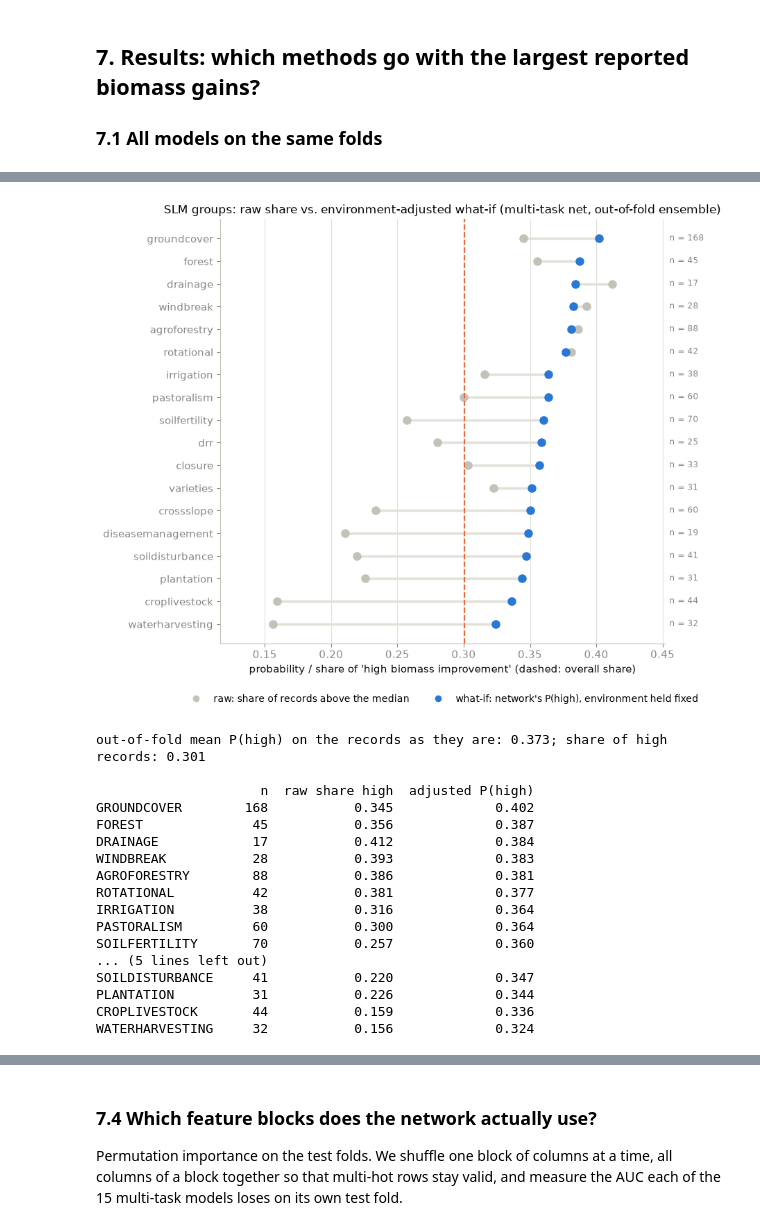
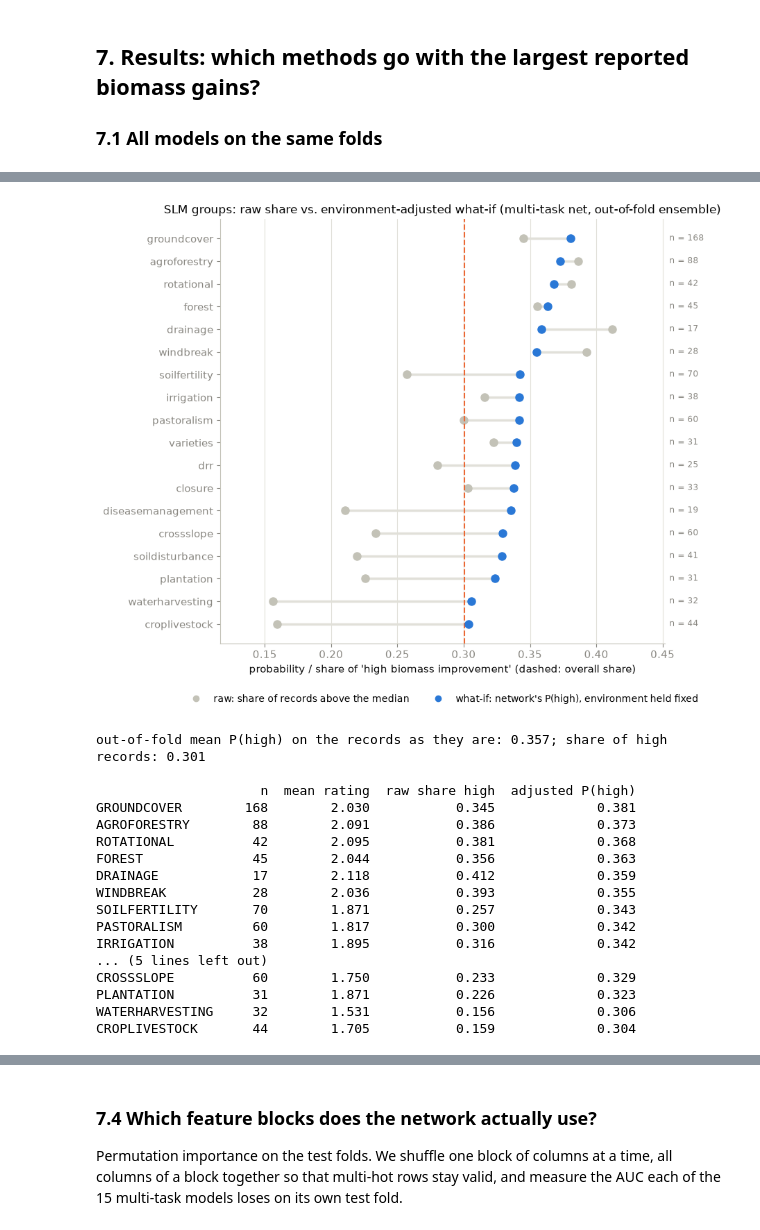
Before and after one commit to nmkearney/CAS-AML-WOCAT, a Jupyter notebook: module2_biodiversity.ipynb, the cells around one changed output, grey strips where cells are left out. Drawn from its saved outputs; the diff is of its cells as text; code cells hidden in the pictures.

```diff
--- a/module2_biodiversity.ipynb
+++ b/module2_biodiversity.ipynb
@@ -321,0 +323,7 @@ slope=MODERATE             environment       -0.368       0.136
+# %%
+# the four new fields level by level: share of 'high' (records in brackets), ordered levels first, then the missing answers
+ORDER = {"groundwater": ["ONSURFACE", "LESS_5M", "5_50M", "50M_PLUS"], "surfacewater": ["EXCESS", "GOOD", "MEDIUM", "POOR"],
+         "establishment_cost": COST_LEVELS, "maintenance_cost": COST_LEVELS}
+for f in NEW:
+    share = pd.Series(y).groupby(data[f].fillna("missing").to_numpy()).agg(["mean", "size"])
+    print(f"{f:19s} " + " | ".join(f"{lvl} {share.loc[lvl, 'mean']:.2f} ({share.loc[lvl, 'size']})" for lvl in ORDER[f] + ["missing"] if lvl in share.index))
@@ -529,12 +543,6 @@ def masked_mse(y_true, y_pred):
     y_true = keras.ops.where(mask, y_true, keras.ops.zeros_like(y_true))
     m = keras.ops.cast(mask, y_pred.dtype)
     return keras.ops.sum(keras.ops.square(y_true - y_pred) * m) / keras.ops.maximum(keras.ops.sum(m), 1.0)
-
-def masked_mae(y_true, y_pred):
-    mask = keras.ops.logical_not(keras.ops.isnan(y_true))
-    y_true = keras.ops.where(mask, y_true, keras.ops.zeros_like(y_true))
-    m = keras.ops.cast(mask, y_pred.dtype)
-    return keras.ops.sum(keras.ops.abs(y_true - y_pred) * m) / keras.ops.maximum(keras.ops.sum(m), 1.0)
 
 def build_multitask(indicator_bias=None, hidden=(128, 64), dropout=0.3, l2=1e-4, lr=1e-3, indicator_weight=0.5):
     inp = keras.Input(shape=(X.shape[1],), name="onehot")
@@ -547,10 +555,9 @@ def build_multitask(indicator_bias=None, hidden=(128, 64), dropout=0.3, l2=1e-4,
     model = keras.Model(inp, {"bio_high": out_high, "indicators": out_ind})
     model.compile(optimizer=keras.optimizers.Adam(learning_rate=lr),
                   loss={"bio_high": "binary_crossentropy", "indicators": masked_mse},
-                  loss_weights={"bio_high": 1.0, "indicators": indicator_weight},
-                  metrics={"bio_high": [keras.metrics.AUC(name="auc")], "indicators": [masked_mae]})
+                  loss_weights={"bio_high": 1.0, "indicators": indicator_weight})
     return model
 
-scores_C, models_C = run_keras_seeds(lambda idx: build_multitask(indicator_bias=np.nanmean(Y_IND[idx], axis=0)),
-                                     X, extra_targets={"indicators": Y_IND}, name="2. Multi-task net (8 indicators + high/low)")
+_, models_C = run_keras_seeds(lambda idx: build_multitask(indicator_bias=np.nanmean(Y_IND[idx], axis=0)),
+                              X, extra_targets={"indicators": Y_IND}, name="2. Multi-task net (8 indicators + high/low)")
 # %% [output]
@@ -738,67 +739,62 @@ n_group = long.groupby("group").size()
 GROUPS_SHOWN = [g for g in n_group.index if n_group[g] >= 15 and g not in ("MISSING", "OTHER")]
 SLM_COL = {c.split("=")[1]: j for j, c in enumerate(X_df.columns) if c.startswith("slm_group=")}
 
 MODEL_FOLDS = list(zip(models_C, FOLDS * len(SEEDS)))   # models_C[i] was tested on (FOLDS * len(SEEDS))[i]
 
 def oof_predict(Xany, model_folds=MODEL_FOLDS):
     """Out-of-fold ensemble: every record is predicted only by the models that did not train on it (one per seed),
-    and the seeds are averaged. Returns P(high) per record and the eight indicator predictions per record."""
-    p_high = np.zeros((len(SEEDS), len(Xany))); p_ind = np.zeros((len(SEEDS), len(Xany), len(BIO)))
-    for i, (m, (tr, te)) in enumerate(model_folds):
-        pred = m.predict(Xany[te], verbose=0)
-        p_high[i // len(FOLDS), te] = pred["bio_high"].ravel(); p_ind[i // len(FOLDS), te] = pred["indicators"]
-    return p_high.mean(axis=0), p_ind.mean(axis=0)
+    and the seeds are averaged. Returns P(high) per record."""
+    p_high = np.zeros((len(SEEDS), len(Xany)))
+    for i, (m, (_, te)) in enumerate(model_folds):
+        p_high[i // len(FOLDS), te] = m.predict(Xany[te], verbose=0)["bio_high"].ravel()
+    return p_high.mean(axis=0)
 
 def what_if(category):
     Xc = X.copy(); Xc[:, list(SLM_COL.values())] = 0.0; Xc[:, SLM_COL[category]] = 1.0
-    p_high, p_ind = oof_predict(Xc)
-    return p_high.mean(), p_ind.mean(axis=0)
+    return oof_predict(Xc).mean()
 
-P_OOF, IND_OOF = oof_predict(X)   # the records as they are, scored out of fold; reused in 7.4
-adjusted = {}
-for g in GROUPS_SHOWN:
-    p, ind = what_if(g)
-    adjusted[g] = {"adjusted P(high)": p, **{b: v for b, v in zip(BIO, ind)}}
-adjusted = pd.DataFrame(adjusted).T.astype(float)
+P_OOF = oof_predict(X)   # the records as they are, scored out of fold
+adjusted = pd.DataFrame({"adjusted P(high)": {g: what_if(g) for g in GROUPS_SHOWN}})
 adjusted["raw share high"] = share_high.reindex(adjusted.index); adjusted["n"] = n_group.reindex(adjusted.index)
+adjusted["mean rating"] = long.groupby("group")[TARGET].mean().reindex(adjusted.index)
 adjusted = adjusted.sort_values("adjusted P(high)")
 
 fig, ax = plt.subplots(figsize=(9, 0.32 * len(adjusted) + 1.8))
 for i, (g, r) in enumerate(adjusted.iterrows()):
     ax.plot([r["raw share high"], r["adjusted P(high)"]], [i, i], color=GRID, linewidth=2.5, zorder=1)
     ax.plot(r["raw share high"], i, "o", color=NEUTRAL, markersize=8, zorder=2)
     ax.plot(r["adjusted P(high)"], i, "o", color=C_BLUE, markersize=8, zorder=3)
     ax.text(1.01, i, f"n = {int(r['n'])}", va="center", fontsize=8.5, color=INK_MUTED, transform=ax.get_yaxis_transform())
 ax.plot([], [], "o", color=NEUTRAL, label="raw: share of records above the median")
 ax.plot([], [], "o", color=C_BLUE, label="what-if: network's P(high), environment held fixed")
 ax.axvline(y.mean(), color=C_ORANGE, linestyle="--", linewidth=1.5)
 values = adjusted[["raw share high", "adjusted P(high)"]].to_numpy()
 ax.set_yticks(range(len(adjusted)), [g.lower() for g in adjusted.index]); ax.set_xlim(values.min() - 0.04, values.max() + 0.04)
 ax.set_xlabel("probability / share of 'high biomass improvement' (dashed: overall share)")
 ax.set_title("SLM groups: raw share vs. environment-adjusted what-if (multi-task net, out-of-fold ensemble)")
-ax.legend(loc="upper center", bbox_to_anchor=(0.5, -0.1), ncol=2); tidy(ax, "x")
+ax.legend(loc="upper center", bbox_to_anchor=(0.5, -0.1), ncol=2); ax.grid(True, axis="x")
 plt.tight_layout(); plt.show()
 print(f"out-of-fold mean P(high) on the records as they are: {P_OOF.mean():.3f}; share of high records: {y.mean():.3f}\n")
-print(adjusted[["n", "raw share high", "adjusted P(high)"]].round(3).sort_values("adjusted P(high)", ascending=False).to_string())
+print(adjusted[["n", "mean rating", "raw share high", "adjusted P(high)"]].round(3).sort_values("adjusted P(high)", ascending=False).to_string())
 # %% [output]
-[figure, old version]
+[figure, new version]
-out-of-fold mean P(high) on the records as they are: 0.373; share of high records: 0.301
+out-of-fold mean P(high) on the records as they are: 0.357; share of high records: 0.301
 
-                     n  raw share high  adjusted P(high)
-GROUNDCOVER        168           0.345             0.402
-FOREST              45           0.356             0.387
-DRAINAGE            17           0.412             0.384
-WINDBREAK           28           0.393             0.383
-AGROFORESTRY        88           0.386             0.381
-ROTATIONAL          42           0.381             0.377
-IRRIGATION          38           0.316             0.364
-PASTORALISM         60           0.300             0.364
-SOILFERTILITY       70           0.257             0.360
+                     n  mean rating  raw share high  adjusted P(high)
+GROUNDCOVER        168        2.030           0.345             0.381
+AGROFORESTRY        88        2.091           0.386             0.373
+ROTATIONAL          42        2.095           0.381             0.368
+FOREST              45        2.044           0.356             0.363
+DRAINAGE            17        2.118           0.412             0.359
+WINDBREAK           28        2.036           0.393             0.355
+SOILFERTILITY       70        1.871           0.257             0.343
+PASTORALISM         60        1.817           0.300             0.342
+IRRIGATION          38        1.895           0.316             0.342
 ... (5 lines left out)
-SOILDISTURBANCE     41           0.220             0.347
-PLANTATION          31           0.226             0.344
-CROPLIVESTOCK       44           0.159             0.336
-WATERHARVESTING     32           0.156             0.324
+CROSSSLOPE          60        1.750           0.233             0.329
+PLANTATION          31        1.871           0.226             0.323
+WATERHARVESTING     32        1.531           0.156             0.306
+CROPLIVESTOCK       44        1.705           0.159             0.304
 # %%
 # the environment counterpart: switch every record's agro-climatic zone, practice and land use held fixed
 ZONE_COL = {c.split("=")[1]: j for j, c in enumerate(X_df.columns) if c.startswith("agroclimatic_zone=")}
```
Also changed, not shown: parts of 37 cells of this notebook.
